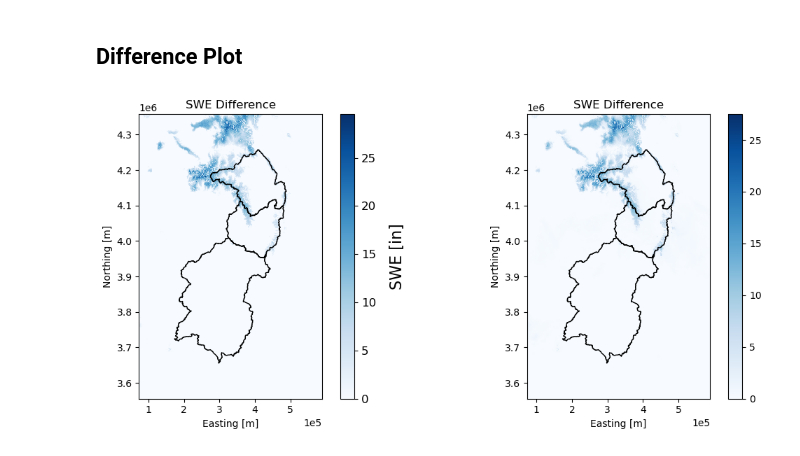
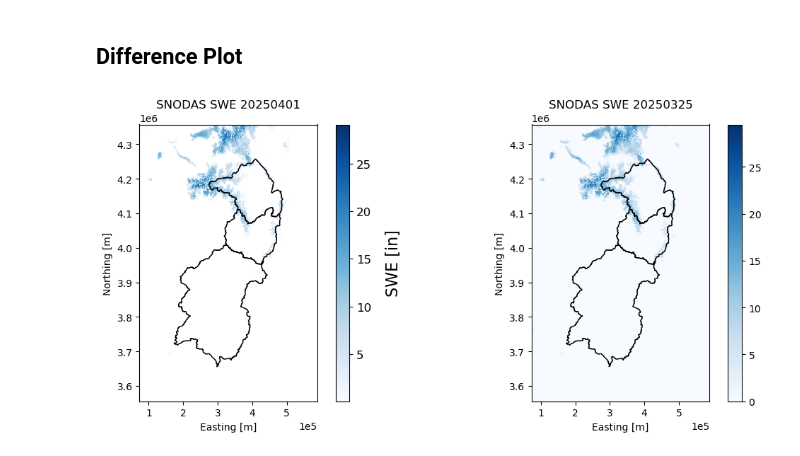
Before and after one commit to max-gersh/SWE-Evaluation-Tool, a Jupyter notebook: logan/plot_snodas.ipynb, the cells around one changed output. Drawn from its saved outputs; the diff is of its cells as text; code cells hidden in the pictures.

```diff
--- a/logan/plot_snodas.ipynb
+++ b/logan/plot_snodas.ipynb
@@ -21,0 +21,15 @@ date = "20250401"
+# %%
+## set date
+date = "20250401" # for manual date setting
+#date = datetime.today().strftime('%Y%m%d') # get today's date
+
+## get date of last report
+date_pattern = re.compile(r"(\d{8})") # date format in filename
+snodas_files = glob('../data/SNODAS/*.tif')
+snodas_files = [file for file in snodas_files if date not in file]
+filename_lastreport = max(
+    snodas_files,
+    key=lambda f: datetime.strptime(date_pattern.search(f).group(1), "%Y%m%d")
+)
+date_lastreport = re.search(date_pattern, filename_lastreport).group(1)
+filename_lastreport
@@ -241,32 +259,31 @@ for idx, basin in huc6.iterrows():
 # %% [markdown]
 ## Difference Plot
 # %%
-# Read data, reproject to UTM Zone 13N
-snodas_new = rxr.open_rasterio('../data/SNODAS/SNODAS_SWE_20250325.tif').sel(band=1).reset_coords('band', drop=True)
-snodas_utm_new = snodas_new.rio.reproject('epsg:26913', resolution=1000, resampling = 0) # 0=nearest neighbor
-clipped_data_new = snodas_utm_new.where(snodas_utm_new>=0).rio.clip_box(*bounds_padded) / 1000 * 3.2808 * 12 # convert to inches
-
-snodas_old = rxr.open_rasterio('../data/SNODAS/SNODAS_SWE_20250310.tif').sel(band=1).reset_coords('band', drop=True)
-snodas_utm_old = snodas_old.rio.reproject('epsg:26913', resolution=1000, resampling = 0) # 0=nearest neighbor
-clipped_data_old = snodas_utm_old.where(snodas_utm_old>=0).rio.clip_box(*bounds_padded) / 1000 * 3.2808 * 12 # convert to inches
+# Read data from last report date, reproject to UTM Zone 13N
+snodas_last = rxr.open_rasterio(filename_lastreport).sel(band=1).reset_coords('band', drop=True)
+snodas_utm_last = snodas_last.rio.reproject('epsg:26913', resolution=1000, resampling = 0) # 0=nearest neighbor
+clipped_data_last = snodas_utm_last.where(snodas_utm_last>=0).rio.clip_box(*bounds_padded) / 1000 * 3.2808 * 12 # convert to inches
+clipped_data_last.where(clipped_data_last != 0, np.nan)
 
 fig, ax = plt.subplots(1, 2, figsize=(11,5))
-clipped_data_new.plot(ax=ax[0], cmap='Blues')
-clipped_data_old.plot(ax=ax[1], cmap='Blues')
+clipped_data.plot(ax=ax[0], cmap='Blues')
+clipped_data_last.plot(ax=ax[1], cmap='Blues')
 cbar = ax[0].collections[-1].colorbar
 cbar.set_label('SWE [in]', fontsize=16, labelpad=14)
 cbar.ax.tick_params(labelsize=12)
 #huc8.plot(ax=ax[0], facecolor='none', edgecolor='k')
 huc6.plot(ax=ax[0], facecolor='none', edgecolor = 'black')
 #huc8.plot(ax=ax[0], facecolor='none', edgecolor='k')
 huc6.plot(ax=ax[1], facecolor='none', edgecolor = 'black')
 #huc6_viz.plot(ax=ax[0], facecolor='none', edgecolor='k')
 #huc6_viz.plot(ax=ax[1], facecolor='none', edgecolor='k')
 for axx in ax.flatten():
     axx.ticklabel_format(style='sci', axis='x', scilimits=(0,0))
     axx.set_xlabel('Easting [m]')
     axx.set_ylabel('Northing [m]')
-    axx.set_title('SWE Difference')
+    #axx.set_title('SWE Difference')
+ax[0].set_title(f"SNODAS SWE {date}")
+ax[1].set_title(f"SNODAS SWE {date_lastreport}")
 plt.tight_layout()
 # %% [output]
-[figure, old version]
+[figure, new version]
```
Also changed, not shown: parts of 8 cells of this notebook, 2 other files.
